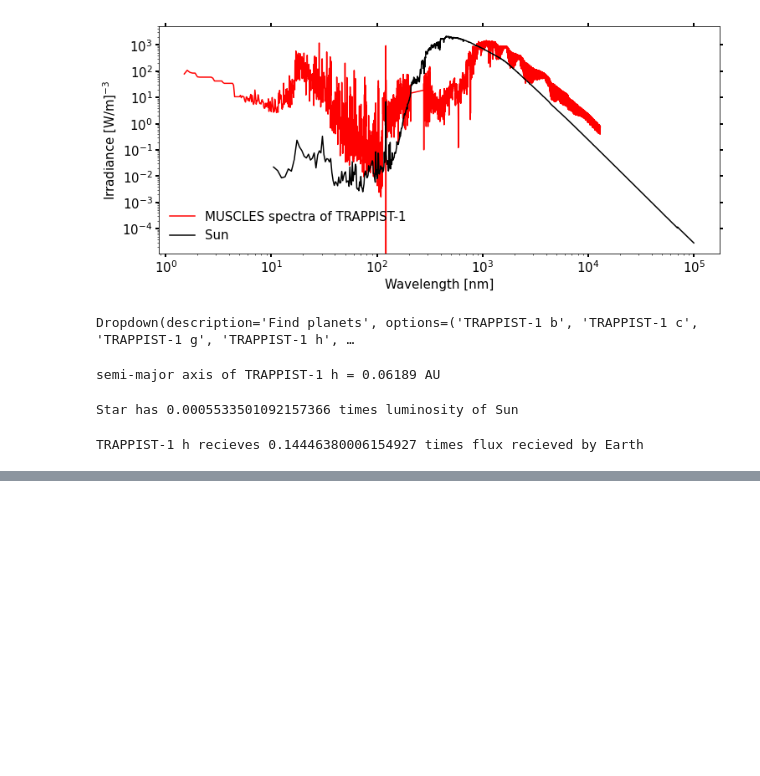
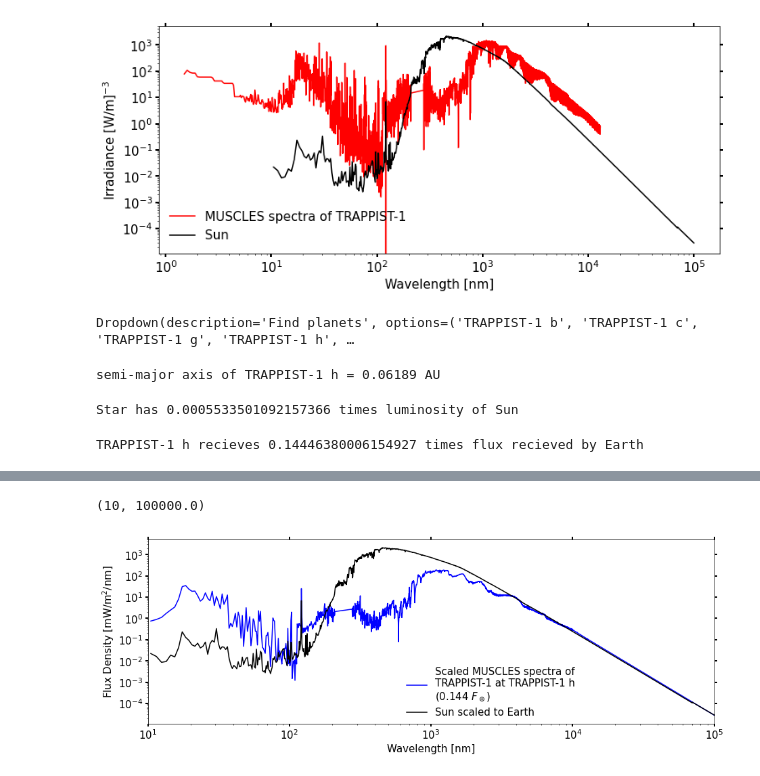
Before and after one commit to jack-eddy-symposium/exoplanetary-impact, a Jupyter notebook: Stellar_spectra_conversion.ipynb, the cells around one changed output, grey strips where cells are left out. Saved outputs shown, nothing was run; the diff lists cells and outputs as text; code cells hidden in the pictures; blank space fills up the shorter version.

Commit message:
First full working implementation with WACCM

```diff
--- a/Stellar_spectra_conversion.ipynb
+++ b/Stellar_spectra_conversion.ipynb
@@ -40,3 +42,13 @@ def sub(Input):
 # return superscript number or text as a string
 def sup(Input):
     return r'$^{'+str(Input)+'}$'
+# %%
+#MUSCLES data type selection
+
+#get a drop down menu
+import ipywidgets as widgets
+Data_Type_List = ['Constant native resolution','Variable native resolution','Constant adaptive resolution','Variable adaptive resolution']
+
+#select data type from MUSCLES files
+data_type = widgets.Dropdown(options=(Data_Type_List),description='Data type selection',disabled=False)
+display(data_type)
@@ -78,7 +94,7 @@ if Spectra_name_same_as_host_name = True
 Spectra_name_same_as_host_name = True
 # %%
 #get star name
-star_name = [k for k, v in Stellar_names.items() if v == MUSCLES_files.value][0]
+star_name = [k for k, v in stellar_names_and_data.items() if v == MUSCLES_files.value][0]
 # %%
 # Import MUSCLES spectra
 import os
@@ -154,7 +170,7 @@ print('Scaled total stellar irradiance relative to the Sun: '+ str(TSI_spectra/1
 Scaled total stellar irradiance relative to the Sun: 1.0
 # %%
 #Select climate model
-Climate_model_list = ['WACCM','CAM','ExoCam','UM','ROCKE-3D','CCSM3','Atmos','ExoPrime']
+Climate_model_list = ['WACCM','CAM','ExoCam','UM','ROCKE-3D','CCSM3','Atmos','ExoPrime','Custom grid']
 Climate_model_selection = widgets.Dropdown(options=Climate_model_list,description='Select climate model',disabled=False)
 display(Climate_model_selection)
 # %% [output]
@@ -283,0 +320,29 @@ plt.legend(loc = 0, frameon = False, fontsize = 15)
+# %%
+#Extend spectra using Raleigh Jeans Law
+#add in functionality with PHOENIX for later
+k = 1.381e-23
+c = 299792458
+T = pl['st_teff'].iloc[-1]
+scaling = Initial_scaled_flux[max_wav-1]
+RJL = 2*c*k*T/((model_wavelength[max_wav]*1e-9)**4)
+
+IR_scaling = scaling/RJL
+RJL_scaling = (IR_scaling)*(2*c*k*T/((model_wavelength*1e-9)**4))
+
+Flux = np.append(Initial_scaled_flux, RJL_scaling[max_wav:])
+
+RJL = 2*c*k*T/((new_wav_grid[-1]*1e-9)**4)
+
+plt.figure(figsize = (15,5))
+plt.plot(model_wavelength, Flux, color = 'b', label = 'Scaled MUSCLES spectra of\n'+star_name+ ' at ' + Find_planets.value+'\n('+str(round(flux_recieved_relative_to_Earth,3))+' '+r'$F_\oplus$'+')')
+plt.plot(model_wavelength,model_flux, color = 'k', label = 'Sun scaled to Earth')
+plt.tick_params(labelsize = 15, width = 2, length = 4, right = True, top = True)
+plt.xlabel('Wavelength [nm]', fontsize = 15); plt.xscale('log')
+plt.ylabel('Flux Density [mW/m'+sup(2)+'/nm]', fontsize = 15); plt.yscale('log')
+plt.legend(loc = (0.45,0.01), frameon = False, fontsize = 15)
+plt.yscale('log')
+plt.xscale('log')
+plt.xlim(10,1e5)
+# %% [output]
+(10, 100000.0)
+[figure, added]
```
Also changed, not shown: parts of 20 cells of this notebook.
